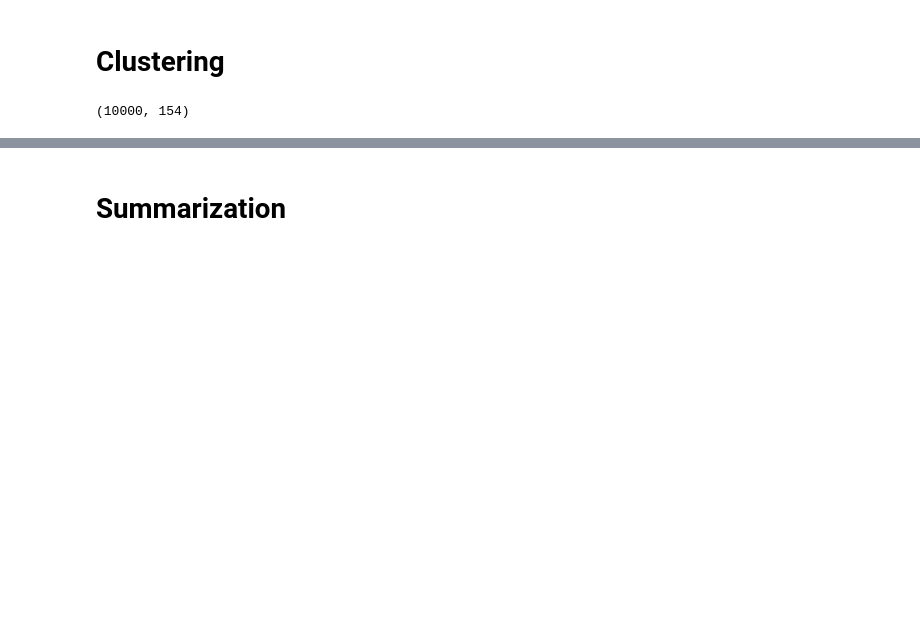
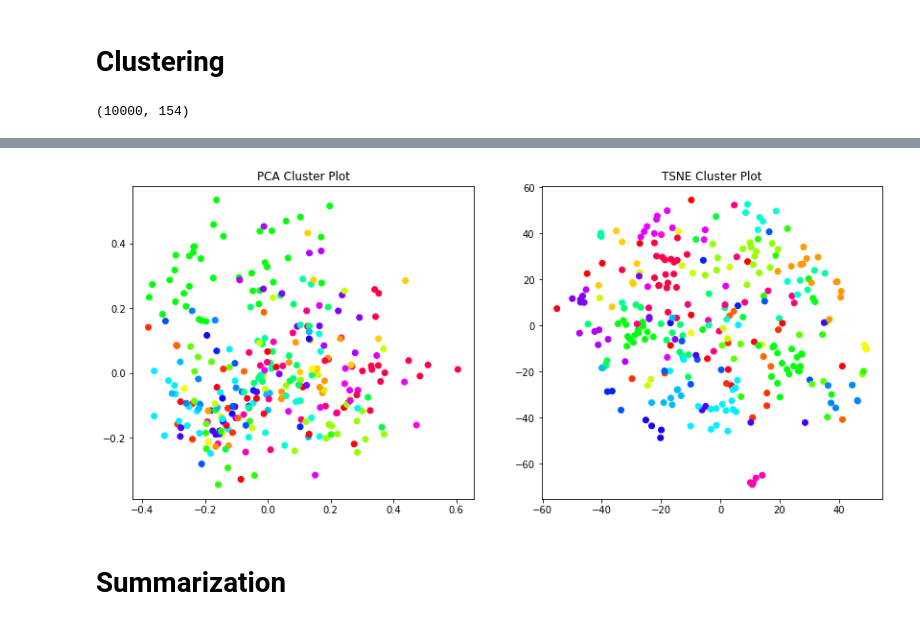
Before and after one commit to KishenPatel97/TextClustering, a Jupyter notebook: Initial_EDA_Clustering.ipynb, the cells around one changed output, grey strips where cells are left out. Drawn from its saved outputs; the diff is of its cells as text; code cells hidden in the pictures; blank space fills up the shorter version.

```diff
--- a/Initial_EDA_Clustering.ipynb
+++ b/Initial_EDA_Clustering.ipynb
@@ -377,3 +447,7 @@ say, like, has, people, one, new, getting, said, year, make,
+# %%
+plot_tsne_pca(tfidf_matrix, clusters_30)
+# %% [output]
+[figure, added]
 # %% [markdown]
 # Summarization
 # %% [markdown]
```
Also changed, not shown: parts of 39 cells of this notebook.
